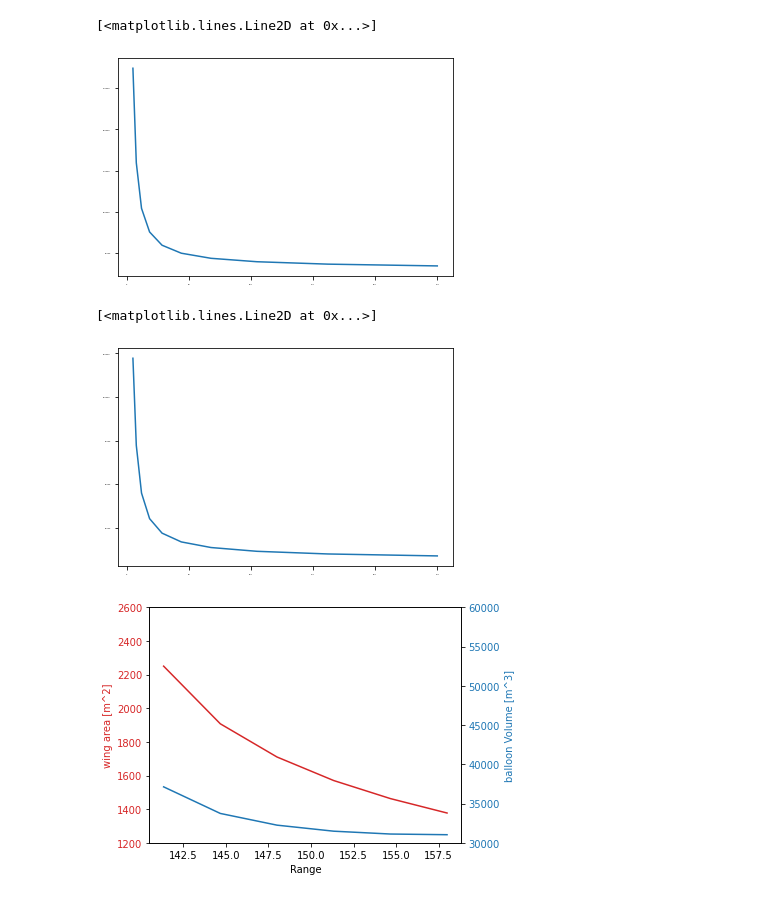
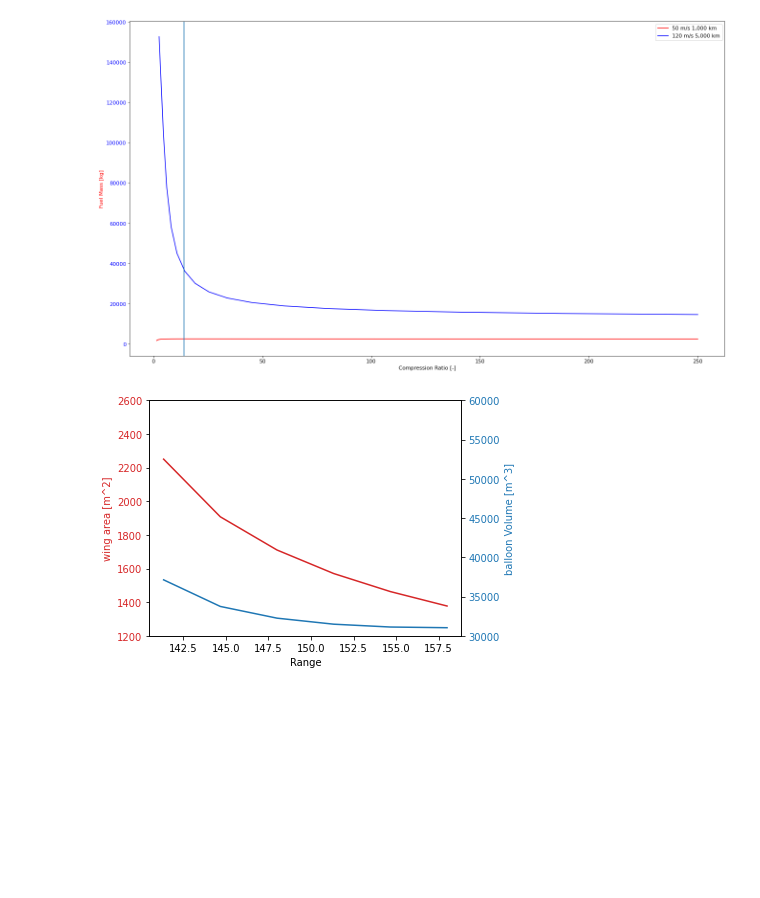
Before and after one commit to sashalikesplanes/AircraftPrelimenaryDesignTool, a Jupyter notebook: DataExploration.ipynb, the cells around one changed output. Cells and saved outputs as stored; diff of their text form; code cells hidden in the pictures; blank space fills up the shorter version.

```diff
--- a/DataExploration.ipynb
+++ b/DataExploration.ipynb
@@ -71,0 +64,4 @@ plot_1_thing(dataVaryCR["compressionRatio"], dataVaryCR["fuelMass"], "Fuel Mass
+# %%
+plot_2_same_thing(dataVaryCRLowSpeedLowRange["compressionRatio"], dataVaryCRLowSpeedLowRange["fuelMass"], dataVaryCR["compressionRatio"], dataVaryCR["fuelMass"], "Fuel Mass [kg]", "Compression Ratio [-]")
+# %% [output]
+[figure, added]
@@ -88,13 +106,3 @@ def plot_1_thing(x, y, y_label, x_label, save_name=None):
 
     fig.tight_layout()
     plt.show()
-# %%
-plt.plot(dataVaryCR["compressionRatio"], dataVaryCR["balloonStructuralMass"])
-# %% [output]
-[<matplotlib.lines.Line2D at 0x...>]
-[figure, removed]
-# %%
-plt.plot(dataVaryCR["compressionRatio"], dataVaryCR["wingStructuralMass"])
-# %% [output]
-[<matplotlib.lines.Line2D at 0x...>]
-[figure, removed]
```
Also changed, not shown: parts of 8 cells of this notebook, 7 other files.
